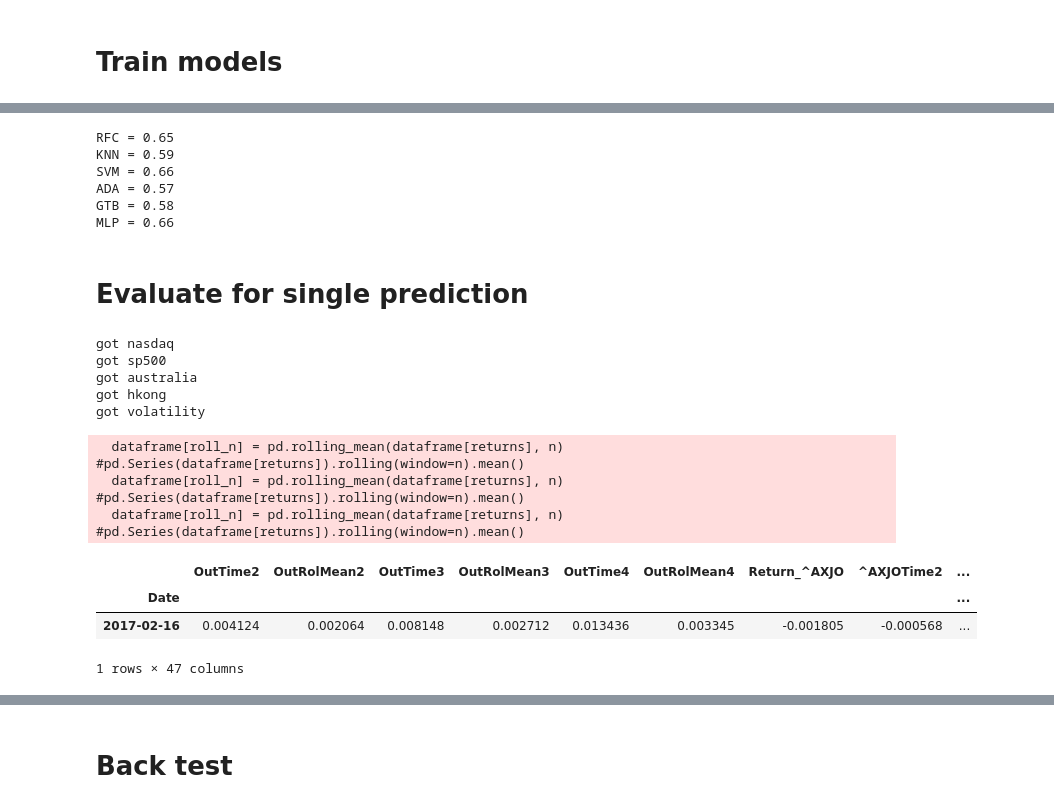
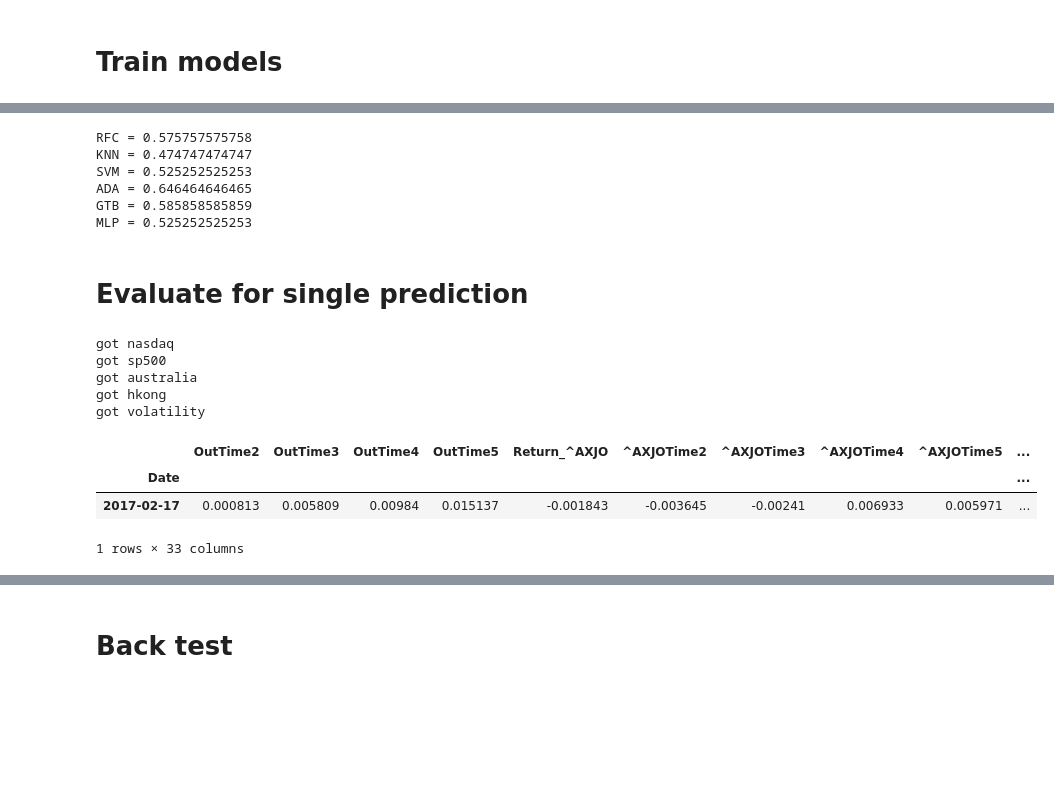
Before and after one commit to davefellows/stockmarket-predictor, a Jupyter notebook: stockmarket-predictor.ipynb, the cells around one changed output, grey strips where cells are left out. Drawn from its saved outputs; the diff is of its cells as text; code cells hidden in the pictures; blank space fills up the shorter version.

```diff
--- a/stockmarket-predictor.ipynb
+++ b/stockmarket-predictor.ipynb
@@ -55,4 +35,9 @@ X_train, y_train, X_test, y_test = td.returnDataForClassification(teststartdate,
 # %%
+import numpy as np
+
+testsize = 0.1
+X_train, y_train, X_test, y_test = td.returnDataForClassification(teststartdate, testsize)
+
 # score accuracy of each algorithm
 import algorithms as alg
 accuracy, rfc = alg.performRFClass(X_train, y_train, X_test, y_test)
@@ -70,19 +55,25 @@ print('GTB =', accuracy)
 accuracy, mlp = alg.performMLPClass(X_train, y_train, X_test, y_test, (6,6,4))
 print('MLP =', accuracy)
 # %% [output]
-RFC = 0.65
-KNN = 0.59
-SVM = 0.66
-ADA = 0.57
-GTB = 0.58
-MLP = 0.66
+RFC = 0.575757575758
+KNN = 0.474747474747
+SVM = 0.525252525253
+ADA = 0.646464646465
+GTB = 0.585858585859
+MLP = 0.525252525253
 # %% [markdown]
 # Evaluate for single prediction
 # %%
+import datetime
+import pandas as pd
+from trainingData import trainingData
+
+predictionSymbol = '^GSPC'
+
 # evaluate for single predictions across all algorithms
-startdate = datetime(2017,2,1)
-enddate = datetime(2017,2,20)
-delta = range(2, 5)
+startdate = datetime.date(2017,2,10)
+enddate = datetime.date(2017,2,21)
+delta = range(2, 6)
 lags = range(2, 3)
 
 td = trainingData()
@@ -94,15 +85,13 @@ got sp500
 got australia
 got hkong
 got volatility
-  dataframe[roll_n] = pd.rolling_mean(dataframe[returns], n) #pd.Series(dataframe[returns]).rolling(window=n).mean()
-  dataframe[roll_n] = pd.rolling_mean(dataframe[returns], n) #pd.Series(dataframe[returns]).rolling(window=n).mean()
-  dataframe[roll_n] = pd.rolling_mean(dataframe[returns], n) #pd.Series(dataframe[returns]).rolling(window=n).mean()
 # %%
-predData = predData[:-1][-1:]
-predData
+#singeDay = predData.loc['20170216'].reshape(1, -1)
+singleDay = predData[predData.index == '20170217']
+singleDay
 ##predData = predData[-2::][:1:]
 # %% [output]
-|  | OutTime2 | OutRolMean2 | OutTime3 | OutRolMean3 | OutTime4 | OutRolMean4 | Return_^AXJO | ^AXJOTime2 | ... |
-| Date |  |  |  |  |  |  |  |  | ... |
-| 2017-02-16 | 0.004124 | 0.002064 | 0.008148 | 0.002712 | 0.013436 | 0.003345 | -0.001805 | -0.000568 | ... |
+|  | OutTime2 | OutTime3 | OutTime4 | OutTime5 | Return_^AXJO | ^AXJOTime2 | ^AXJOTime3 | ^AXJOTime4 | ^AXJOTime5 | ... |
+| Date |  |  |  |  |  |  |  |  |  | ... |
+| 2017-02-17 | 0.000813 | 0.005809 | 0.00984 | 0.015137 | -0.001843 | -0.003645 | -0.00241 | 0.006933 | 0.005971 | ... |
-1 rows × 47 columns
+1 rows × 33 columns
```
Also changed, not shown: parts of 9 cells of this notebook, 3 other files.
